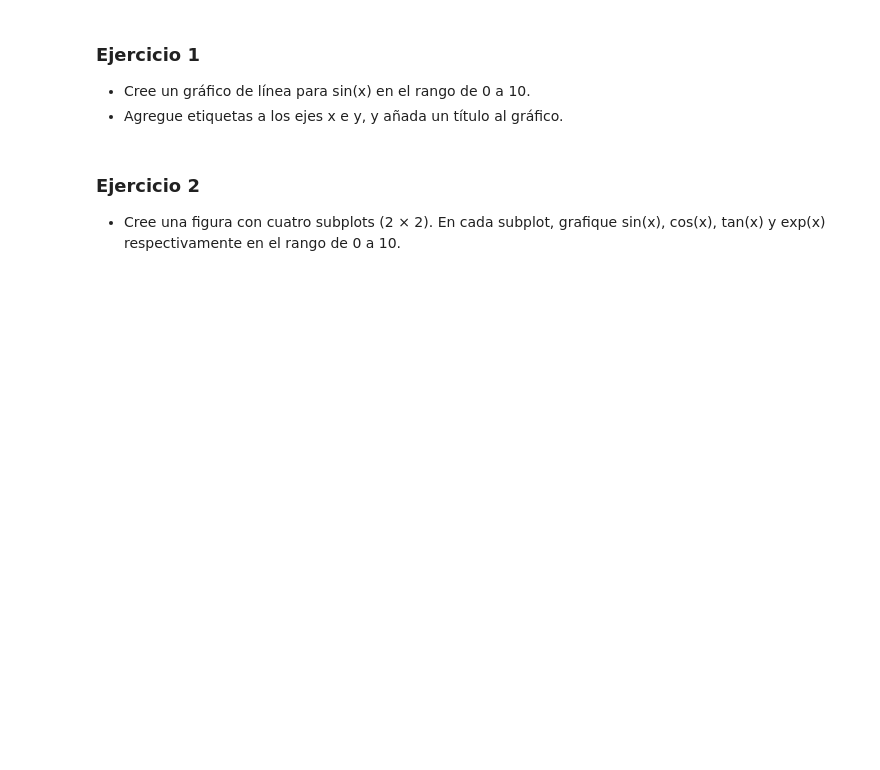
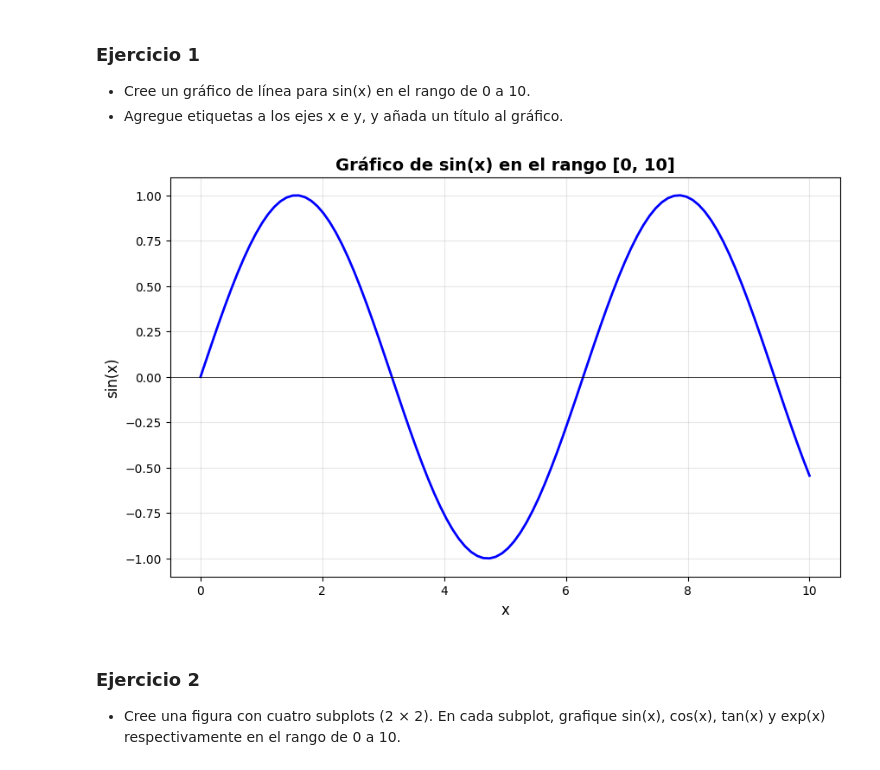
Before and after one commit to RKCbas/Maestria-en-Inteligencia-Artificial---Practicas, a Jupyter notebook: Cuatrimestre 2/3 - Lenguajes de ciencia de datos intermedio/Practica 4.1/Graficación con Python.ipynb, the cells around one changed output. Cells and saved outputs as stored; diff of their text form; code cells hidden in the pictures; blank space fills up the shorter version.

```diff
--- a/Cuatrimestre 2/3 - Lenguajes de ciencia de datos intermedio/Practica 4.1/Graficación con Python.ipynb
+++ b/Cuatrimestre 2/3 - Lenguajes de ciencia de datos intermedio/Practica 4.1/Graficación con Python.ipynb
@@ -11,6 +11,30 @@ El objetivo de esta actividad es desarrollar habilidades prácticas en la visual
 
  - Cree un gráfico de línea para sin(x) en el rango de 0 a 10.
  - Agregue etiquetas a los ejes x e y, y añada un título al gráfico.
+# %%
+import numpy as np
+import matplotlib.pyplot as plt
+
+# Crear datos
+x = np.linspace(0, 10, 100)
+y = np.sin(x)
+
+# Crear el gráfico
+plt.figure(figsize=(10, 6))
+plt.plot(x, y, linewidth=2, color='blue')
+
+# Etiquetas y título
+plt.xlabel('x', fontsize=12)
+plt.ylabel('sin(x)', fontsize=12)
+plt.title('Gráfico de sin(x) en el rango [0, 10]', fontsize=14, fontweight='bold')
+
+# Mejorar visualización
+plt.grid(True, alpha=0.3)
+plt.axhline(y=0, color='k', linewidth=0.5)
+
+plt.show()
+# %% [output]
+[figure, added]
 # %% [markdown]
 ### Ejercicio 2
 
```
Also changed, not shown: parts of 15 cells of this notebook.
